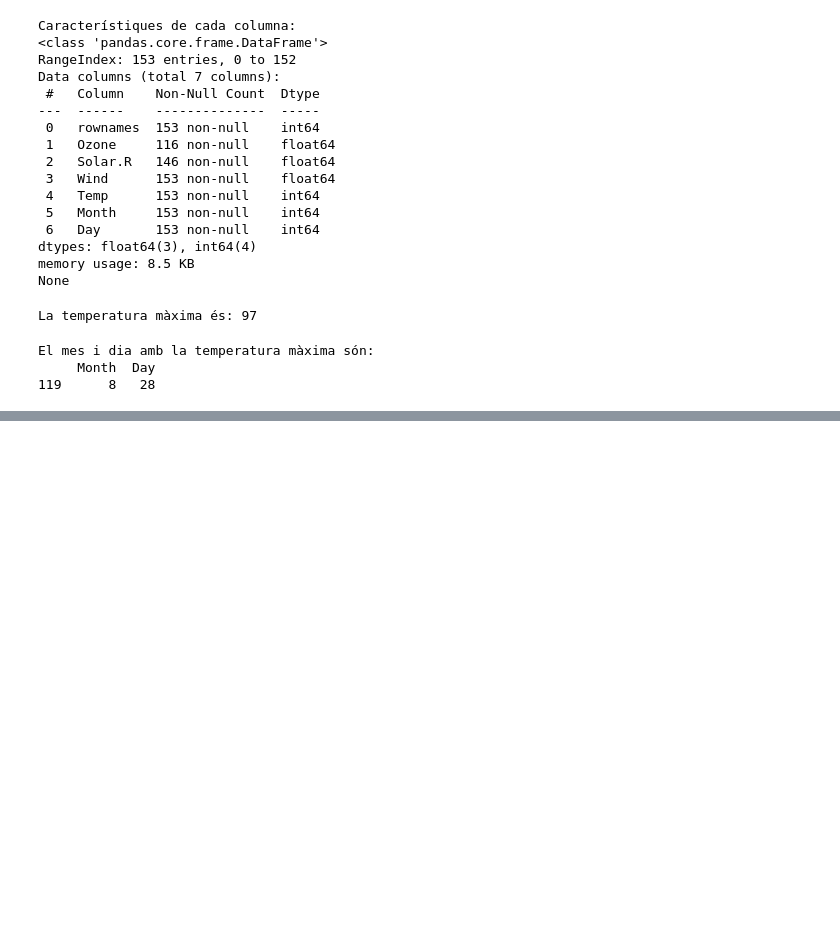
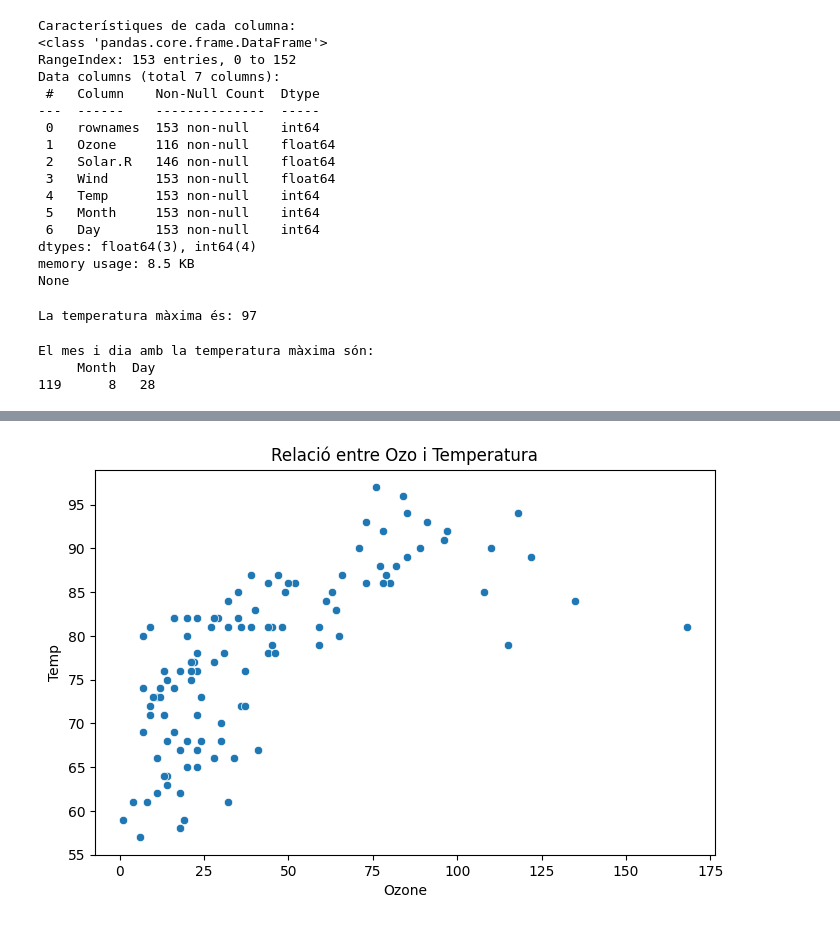
Before and after one commit to Avnish-Jassal/Binder, a Jupyter notebook: airquality2.ipynb, the cells around one changed output, grey strips where cells are left out. Cells and saved outputs as stored; diff of their text form; code cells hidden in the pictures; blank space fills up the shorter version.

```diff
--- a/airquality2.ipynb
+++ b/airquality2.ipynb
@@ -61,0 +98,7 @@ El mes i dia amb la temperatura màxima són:
+# %%
+plt.figure(figsize=(8,5))
+sns.scatterplot(x='Ozone', y='Temp', data=df)
+plt.title('Relació entre Ozo i Temperatura')
+plt.show()
+# %% [output]
+[figure, added]
```
Also changed, not shown: parts of 7 cells of this notebook.
